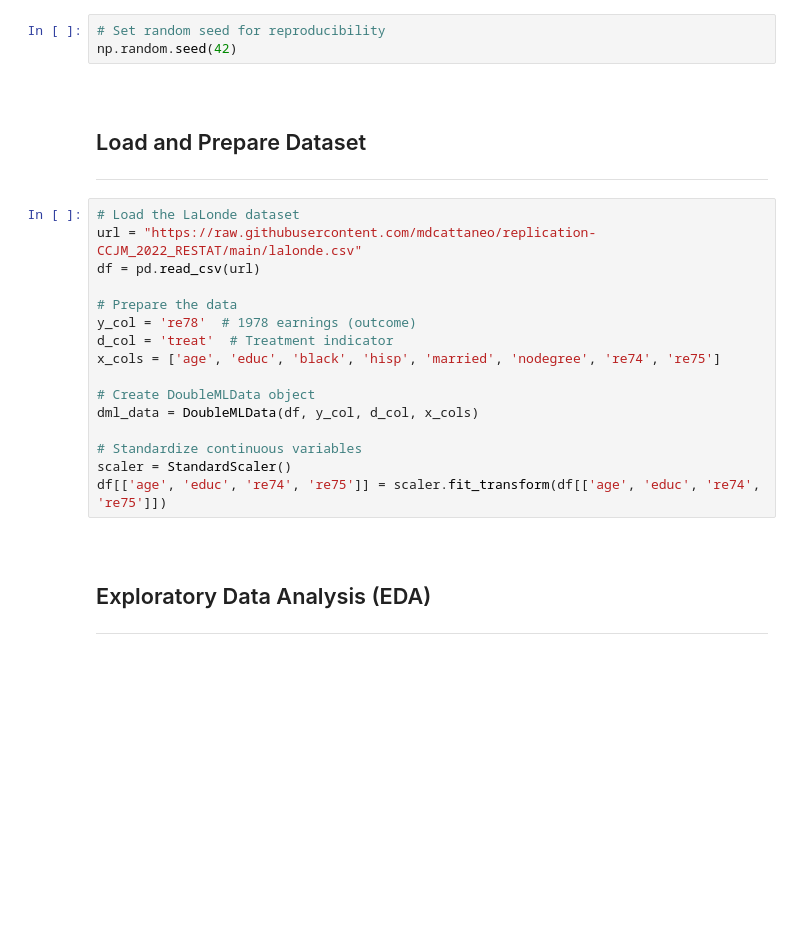
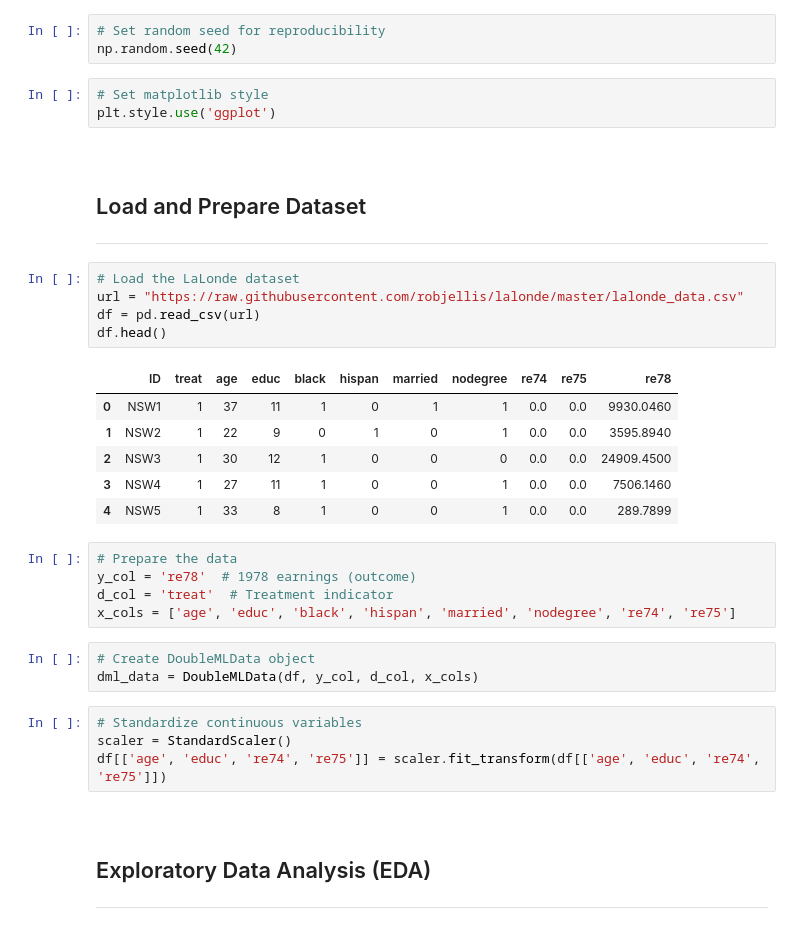
Before and after one commit to soheil-mp/Job-Training-Impact-Analysis, a Jupyter notebook: notebook.ipynb, the cells around one changed output. Saved outputs shown, nothing was run; the diff lists cells and outputs as text; blank space fills up the shorter version.

```diff
--- a/notebook.ipynb
+++ b/notebook.ipynb
@@ -20,28 +22,39 @@ from scipy import stats
 # %%
 # Set random seed for reproducibility
 np.random.seed(42)
+# %%
+# Set matplotlib style
+plt.style.use('ggplot')
 # %% [markdown]
 <br>
 
 ## Load and Prepare Dataset
 
 ---
+# %%
+# Load the LaLonde dataset
+url = "https://raw.githubusercontent.com/robjellis/lalonde/master/lalonde_data.csv"
+df = pd.read_csv(url)
+df.head()
+# %% [output]
+|  | ID | treat | age | educ | black | hispan | married | nodegree | re74 | re75 | re78 |
+| 0 | NSW1 | 1 | 37 | 11 | 1 | 0 | 1 | 1 | 0.0 | 0.0 | 9930.0460 |
+| 1 | NSW2 | 1 | 22 | 9 | 0 | 1 | 0 | 1 | 0.0 | 0.0 | 3595.8940 |
+| 2 | NSW3 | 1 | 30 | 12 | 1 | 0 | 0 | 0 | 0.0 | 0.0 | 24909.4500 |
+| 3 | NSW4 | 1 | 27 | 11 | 1 | 0 | 0 | 1 | 0.0 | 0.0 | 7506.1460 |
+| 4 | NSW5 | 1 | 33 | 8 | 1 | 0 | 0 | 1 | 0.0 | 0.0 | 289.7899 |
 # %%
-# Load the LaLonde dataset
-url = "https://raw.githubusercontent.com/mdcattaneo/replication-CCJM_2022_RESTAT/main/lalonde.csv"
-df = pd.read_csv(url)
-
 # Prepare the data
 y_col = 're78'  # 1978 earnings (outcome)
 d_col = 'treat'  # Treatment indicator
-x_cols = ['age', 'educ', 'black', 'hisp', 'married', 'nodegree', 're74', 're75']
-
-# Create DoubleMLData object
-dml_data = DoubleMLData(df, y_col, d_col, x_cols)
-
-# Standardize continuous variables
-scaler = StandardScaler()
-df[['age', 'educ', 're74', 're75']] = scaler.fit_transform(df[['age', 'educ', 're74', 're75']])
+x_cols = ['age', 'educ', 'black', 'hispan', 'married', 'nodegree', 're74', 're75']
+# %%
+# Create DoubleMLData object
+dml_data = DoubleMLData(df, y_col, d_col, x_cols)
+# %%
+# Standardize continuous variables
+scaler = StandardScaler()
+df[['age', 'educ', 're74', 're75']] = scaler.fit_transform(df[['age', 'educ', 're74', 're75']])
 # %% [markdown]
 <br>
 
```
Also changed, not shown: parts of 16 cells of this notebook, 49 other files.
